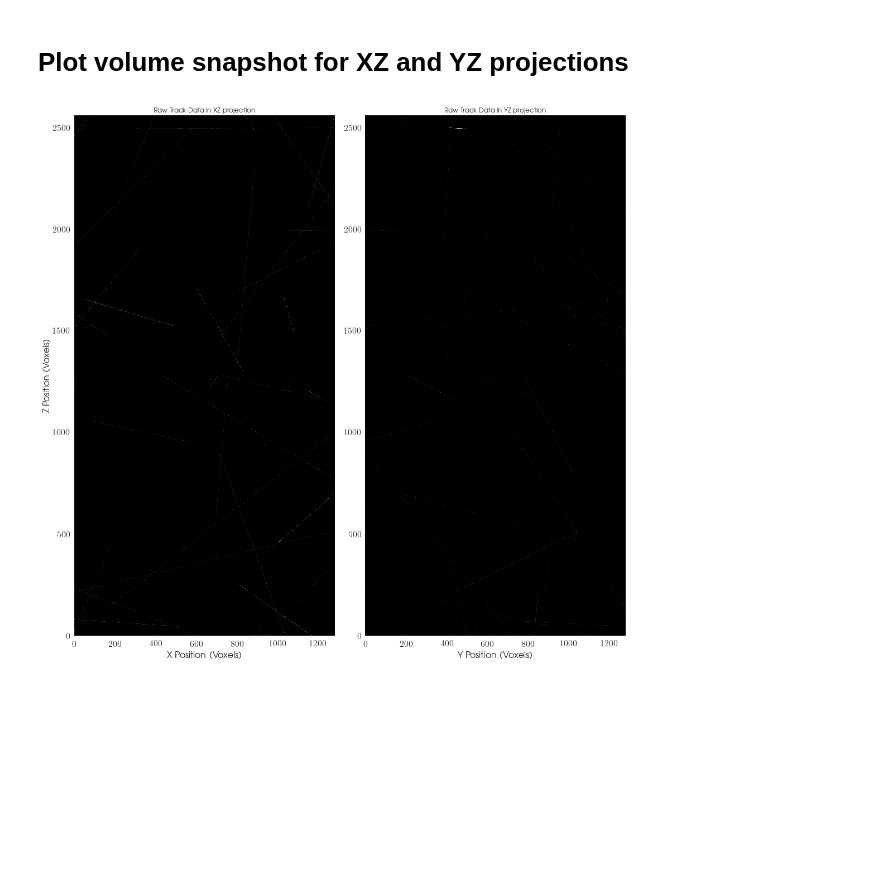
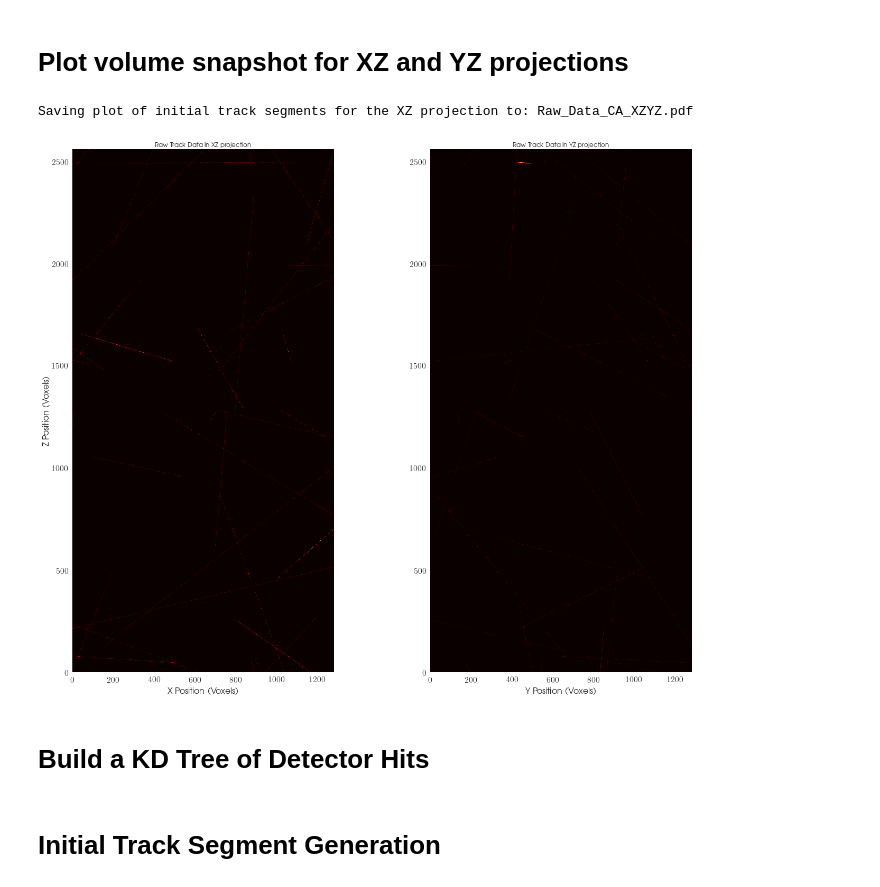
Before and after one commit to AndreiHanu/AdEPT-Cellular-Automata, a Jupyter notebook: AdEPT_Gamma_Pass_Filter.ipynb, the cells around one changed output. Cells and saved outputs as stored; diff of their text form; code cells hidden in the pictures; blank space fills up the shorter version.

Commit message:
Updated gamma pass for init track segs

```diff
--- a/AdEPT_Gamma_Pass_Filter.ipynb
+++ b/AdEPT_Gamma_Pass_Filter.ipynb
@@ -86,6 +86,8 @@ with open("Data/Streaming Data.dat", "rb") as streaming_file:
 
     # Loop over a single volume snapshot (Can be altered for continuous passes)
     for volume in range(0, 1):
+        XZ_hits = [] # Empty XZ hit list
+        YZ_hits = [] # Empty YZ hit list
 
         # Build full volume images (XZ and YZ)
         for current_pass in range(0, dimensions[2]/2):
@@ -103,45 +105,62 @@ with open("Data/Streaming Data.dat", "rb") as streaming_file:
             uy_hit_pos = struct.unpack('i'*uy_hits, streaming_file.read(4*uy_hits)) # Upper y hit positions in current pass
             uy_hit_sig = struct.unpack('f'*uy_hits, streaming_file.read(4*uy_hits)) # Upper y hit electrons in current pass
 
-            # Populate raw XZ data for lower x hits
+            # Populate raw XZ image data for lower x hits
             for i in range(0, lx_hits):
                 XZ_raw[current_pass][lx_hit_pos[i]] = lx_hit_sig[i]
+                XZ_hits.append([lx_hit_pos[i], current_pass])
 
-            # Populate raw XZ data for upper x hits
+            # Populate raw XZ image data for upper x hits
             for i in range(0, ux_hits):
                 XZ_raw[dimensions[2] - current_pass - 1][ux_hit_pos[i]] = ux_hit_sig[i]
+                XZ_hits.append([ux_hit_pos[i], dimensions[2] - current_pass - 1])
 
-            # Populate raw YZ data for lower y hits
+            # Populate raw YZ image data for lower y hits
             for i in range(0, ly_hits):
                 YZ_raw[current_pass][ly_hit_pos[i]] = ly_hit_sig[i]
+                YZ_hits.append([ly_hit_pos[i], current_pass])
 
-            # Populate raw YZ data for upper y hits
+            # Populate raw YZ image data for upper y hits
             for i in range(0, uy_hits):
                 YZ_raw[dimensions[2] - current_pass - 1][uy_hit_pos[i]] = uy_hit_sig[i]
+                YZ_hits.append([uy_hit_pos[i], dimensions[2] - current_pass - 1])
+
+    # Convert to numpy array
+    XZ_hits = np.array(XZ_hits)
+    YZ_hits = np.array(YZ_hits)
+
+    # Sort first by lowest Z coordinate, then by lowest position coordinate
+    XZ_hits = XZ_hits[np.lexsort((XZ_hits[:, 0],XZ_hits[:, 1]))]
+    YZ_hits = YZ_hits[np.lexsort((YZ_hits[:, 0],YZ_hits[:, 1]))]
 # %% [markdown]
 # Plot volume snapshot for XZ and YZ projections
 # %%
 # Plot raw data for XZ and YZ snapshots
-raw_fig, (ax_raw_XZ, ax_raw_YZ) = plt.subplots(nrows=1, ncols=2, figsize=(15, 15.5))
+raw_fig, (ax_raw_XZ, ax_raw_YZ) = plt.subplots(nrows=1, ncols=2, figsize=(20, 15))
 
-# Convert to numpy arrays
-raw_XZ = np.array(XZ_raw)
-raw_YZ = np.array(YZ_raw)
-
-ax_raw_XZ.imshow(raw_XZ, "Greys_r", origin='lower')
-ax_raw_YZ.imshow(raw_YZ, "Greys_r", origin='lower')
+ax_raw_XZ.imshow(XZ_raw, origin='lower', cmap="hot")
+ax_raw_YZ.imshow(YZ_raw, origin='lower', cmap="hot")
 
 ax_raw_XZ.grid(False)
 ax_raw_YZ.grid(False)
 
 ax_raw_XZ.set_xlabel('X Position (Voxels)')
 ax_raw_YZ.set_xlabel('Y Position (Voxels)')
 ax_raw_XZ.set_ylabel('Z Position (Voxels)')
 
 ax_raw_XZ.set_title('Raw Track Data in XZ projection')
 ax_raw_YZ.set_title('Raw Track Data in YZ projection')
 
 plt.tight_layout() # Spaces titles out properly
-plt.show()
+
+# Save the figure
+fileRawXZYZ ='Raw_Data_CA_XZYZ.pdf'
+plt.savefig(fileRawXZYZ)
+print 'Saving plot of initial track segments for the XZ projection to: ' + fileRawXZYZ
+
+plt.show(raw_fig)
 # %% [output]
+Saving plot of initial track segments for the XZ projection to: Raw_Data_CA_XZYZ.pdf
-[figure, old version]
+[figure, new version]
+# %% [markdown]
+# Build a KD Tree of Detector Hits
@@ -147,0 +173,2 @@ plt.show()
+# %% [markdown]
+# Initial Track Segment Generation
```
Also changed, not shown: parts of 6 cells of this notebook, 7 other files.
